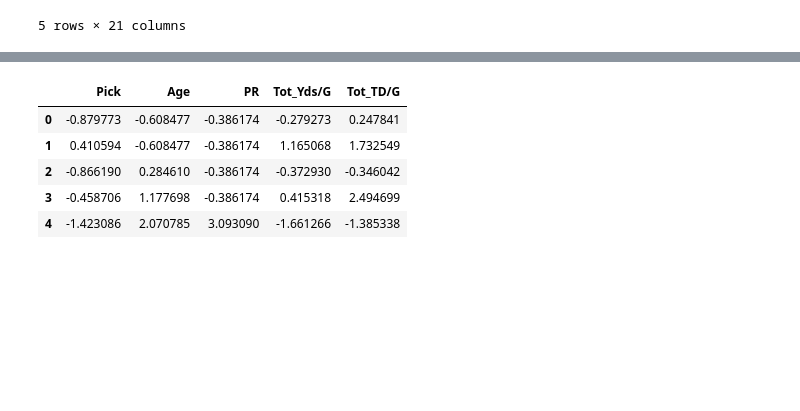
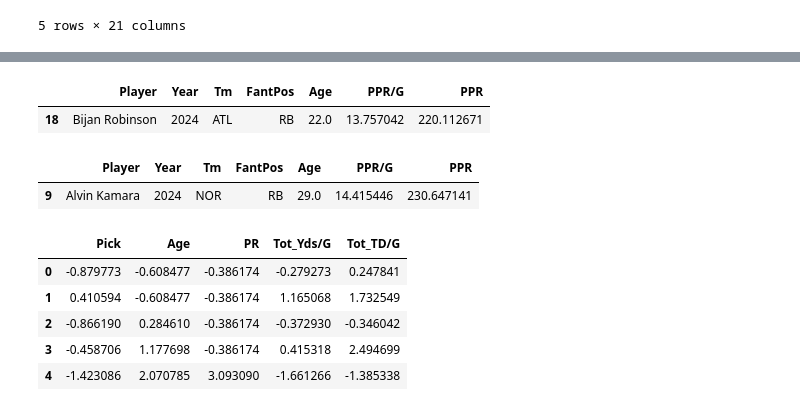
Before and after one commit to wesleyykim3/Fantasy-Football-Model, a Jupyter notebook: ModelingCon.ipynb, the cells around one changed output, grey strips where cells are left out. Cells and saved outputs as stored; diff of their text form; code cells hidden in the pictures; blank space fills up the shorter version.

```diff
--- a/ModelingCon.ipynb
+++ b/ModelingCon.ipynb
@@ -1070,3 +1070,13 @@ pred_2024.head()
+# %%
+pred_2024.query('Player == "Bijan Robinson"')
+# %% [output]
+|  | Player | Year | Tm | FantPos | Age | PPR/G | PPR |
+| 18 | Bijan Robinson | 2024 | ATL | RB | 22.0 | 13.757042 | 220.112671 |
+# %%
+pred_2024.query('Player == "Alvin Kamara"')
+# %% [output]
+|  | Player | Year | Tm | FantPos | Age | PPR/G | PPR |
+| 9 | Alvin Kamara | 2024 | NOR | RB | 29.0 | 14.415446 | 230.647141 |
 # %%
 # I also made rookie_features_2024 and rookie_info_2024 earlier
 rookie_features_pg_2024 = rookie_features_pg_2024[['Pick', 'Age', 'PR', 'Tot_Yds/G', 'Tot_TD/G']]
```
Also changed, not shown: parts of 11 cells of this notebook, 5 other files.
